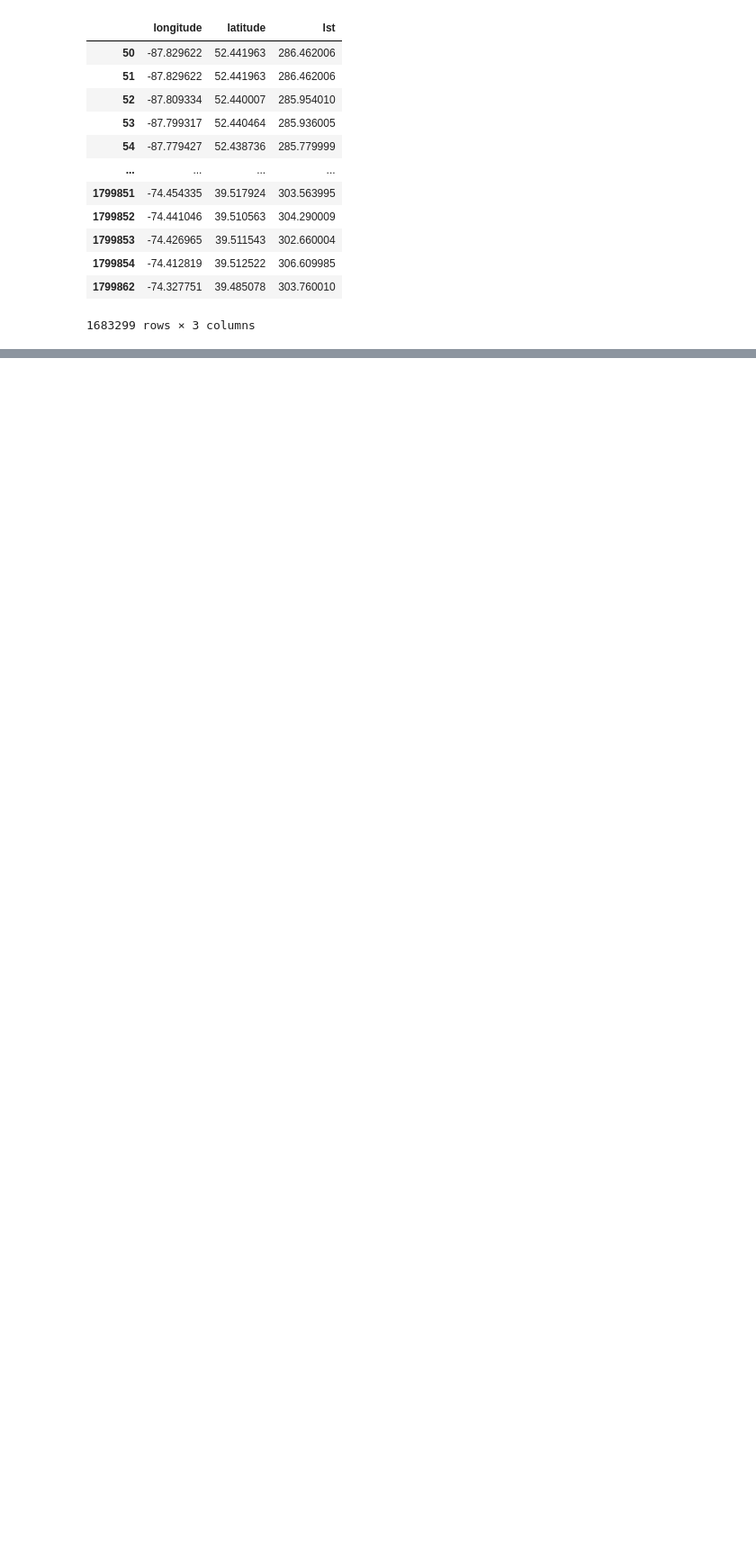
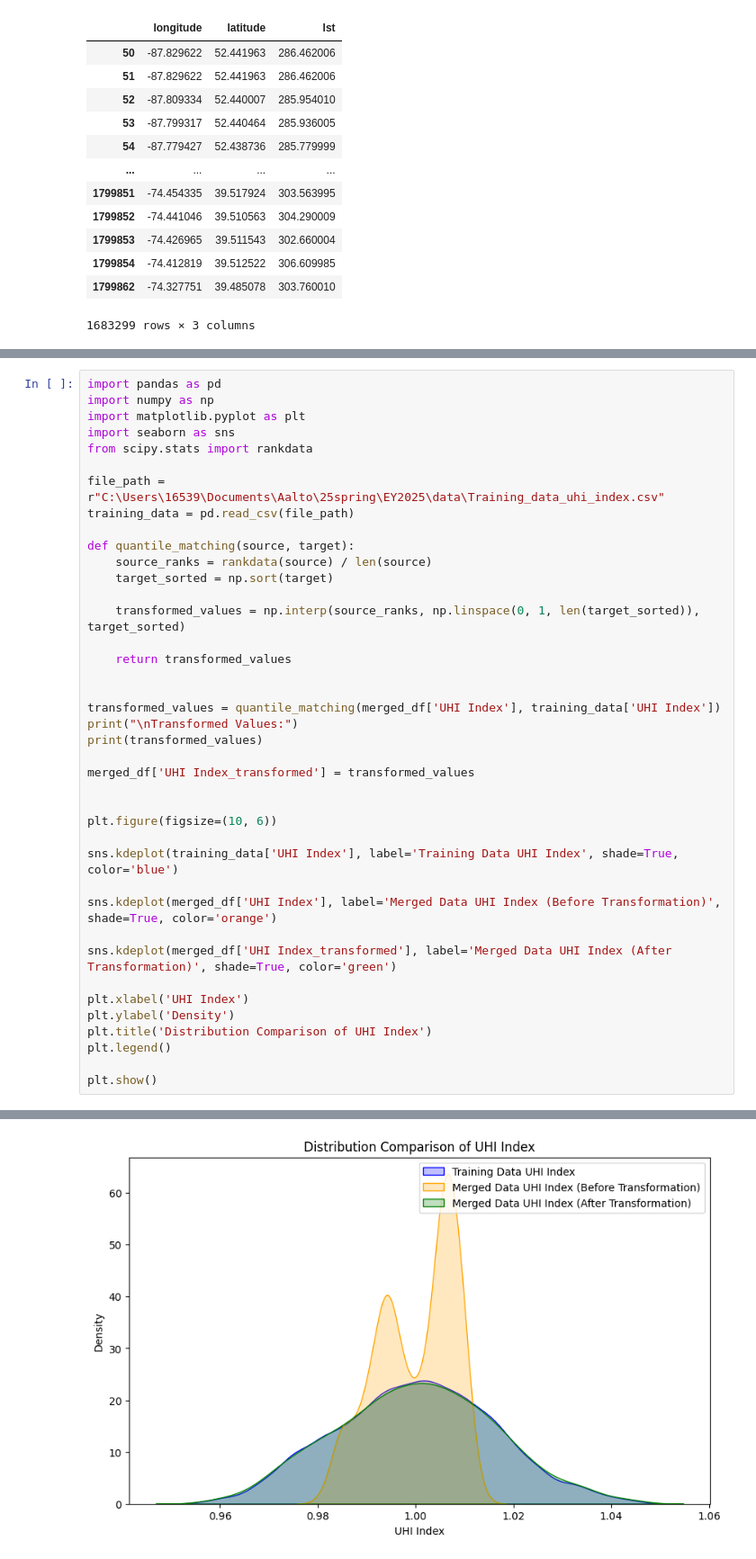
Before and after one commit to pengningyi/EY2025, a Jupyter notebook: src/weather.ipynb, the cells around one changed output, grey strips where cells are left out. Shown at 90% size. Cells and saved outputs as stored; diff of their text form; blank space fills up the shorter version.

```diff
--- a/src/weather.ipynb
+++ b/src/weather.ipynb
@@ -206,0 +319,41 @@ merged_df.head()
+# %%
+import pandas as pd
+import numpy as np
+import matplotlib.pyplot as plt
+import seaborn as sns
+from scipy.stats import rankdata
+
+file_path = r"C:\Users\16539\Documents\Aalto\25spring\EY2025\data\Training_data_uhi_index.csv"
+training_data = pd.read_csv(file_path)
+
+def quantile_matching(source, target):
+    source_ranks = rankdata(source) / len(source)
+    target_sorted = np.sort(target)
+
+    transformed_values = np.interp(source_ranks, np.linspace(0, 1, len(target_sorted)), target_sorted)
+
+    return transformed_values
+
+
+transformed_values = quantile_matching(merged_df['UHI Index'], training_data['UHI Index'])
+print("\nTransformed Values:")
+print(transformed_values)
+
+merged_df['UHI Index_transformed'] = transformed_values
+
+
+plt.figure(figsize=(10, 6))
+
+sns.kdeplot(training_data['UHI Index'], label='Training Data UHI Index', shade=True, color='blue')
+
+sns.kdeplot(merged_df['UHI Index'], label='Merged Data UHI Index (Before Transformation)', shade=True, color='orange')
+
+sns.kdeplot(merged_df['UHI Index_transformed'], label='Merged Data UHI Index (After Transformation)', shade=True, color='green')
+
+plt.xlabel('UHI Index')
+plt.ylabel('Density')
+plt.title('Distribution Comparison of UHI Index')
+plt.legend()
+
+plt.show()
+# %% [output]
@@ -206,0 +376 @@ merged_df.head()
+[figure, added]
```
Also changed, not shown: parts of 13 cells of this notebook, 4 other files.
